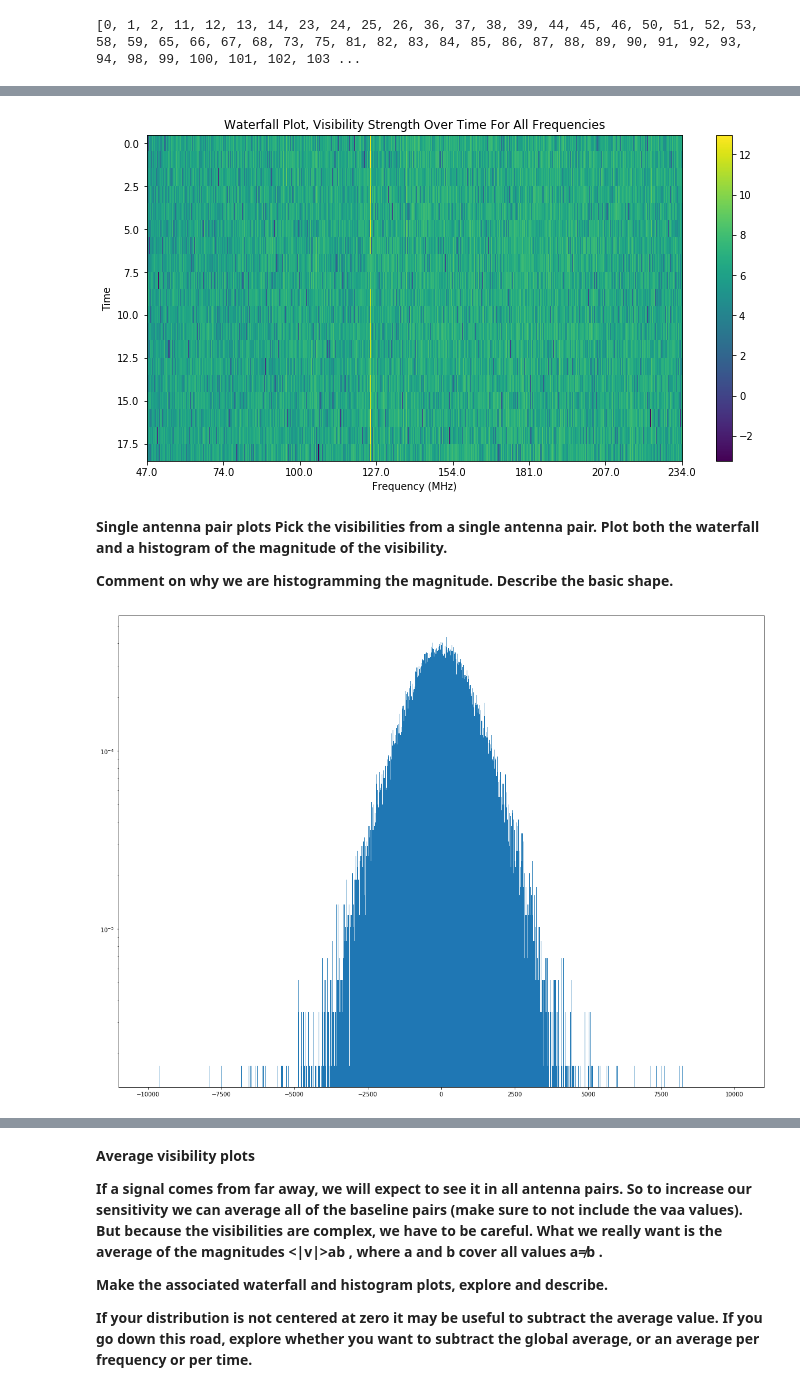
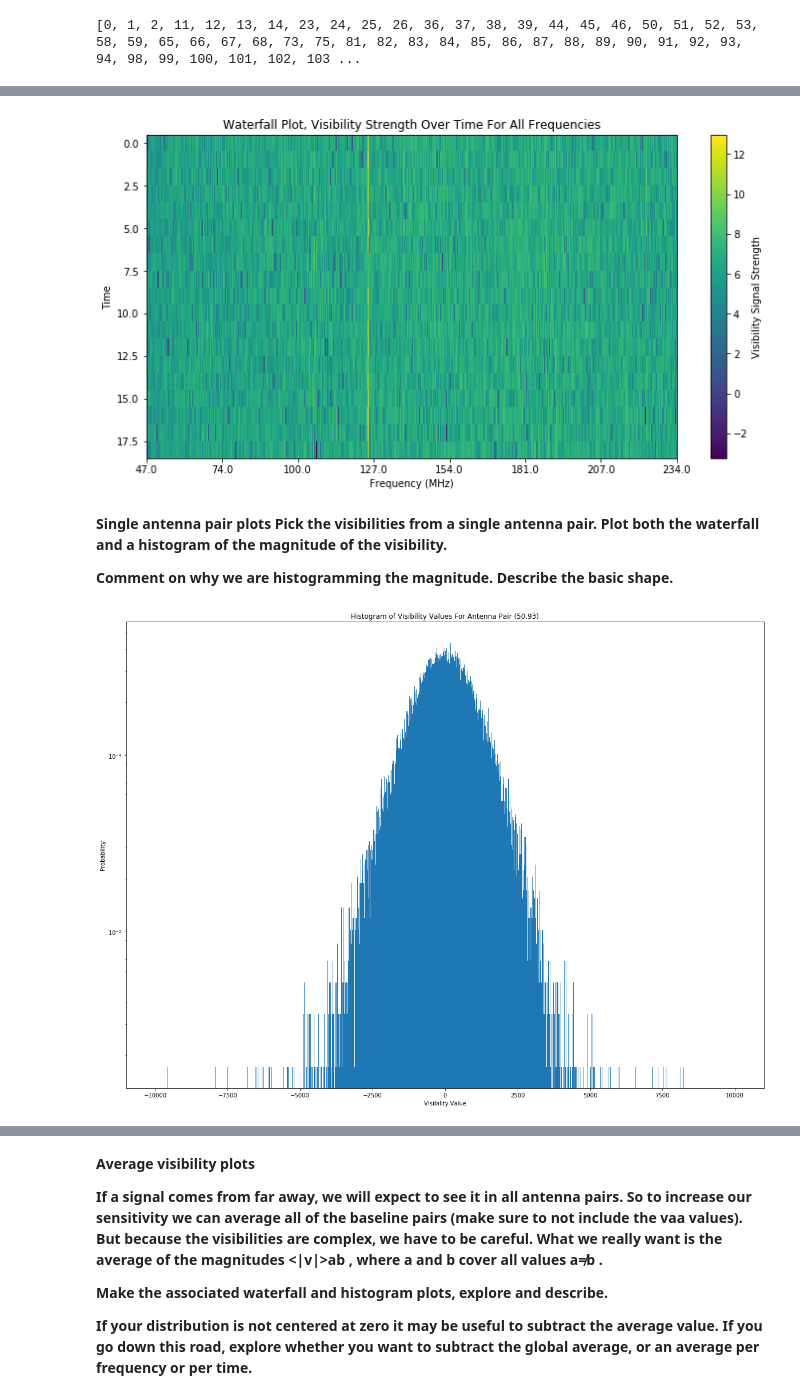
Before and after one commit to ecb49/burns_phys434, a Jupyter notebook: labs/Burns_Lab7_Lab8.ipynb, the cells around one changed output, grey strips where cells are left out. Saved outputs shown, nothing was run; the diff lists cells and outputs as text; code cells hidden in the pictures.

```diff
--- a/labs/Burns_Lab7_Lab8.ipynb
+++ b/labs/Burns_Lab7_Lab8.ipynb
@@ -116,17 +127,18 @@ _ = axs.set_xticklabels(xticklabels)
 # %%
 fig, axs = plt.subplots(1,1,figsize=(12,6))
 im = plt.imshow(np.log(np.abs(data1)),aspect='auto')
 plt.title('Waterfall Plot, Visibility Strength Over Time For All Frequencies')
 cbar = fig.colorbar(im)
+cbar.set_label('Visibility Signal Strength', rotation = 90)
 freqs = uv.freq_array[0]*1e-6 #gets frequencies associated with each channel, in MHz
 axs.set_ylabel('Time')
 axs.set_xlabel('Frequency (MHz)')
 xticks = [int(i) for i in np.linspace(0,len(freqs)-1,8)]
 _ = axs.set_xticks(xticks)
 xticklabels = np.around(freqs[xticks],0)
 _ = axs.set_xticklabels(xticklabels)
 # %% [output]
-[figure, old version]
+[figure, new version]
 # %% [markdown]
 **Single antenna pair plots
 Pick the visibilities from a single antenna pair. Plot both the waterfall and a histogram of the magnitude of the visibility.**
@@ -142,6 +154,9 @@ for i in range(19):
 
 plt.hist(dat1, bins=1000, density = True, range = (-10000,10000))
 plt.yscale('log')
+plt.ylabel('Probability')
+plt.xlabel('Visibility Value')
+plt.title('Histogram of Visibility Values For Antenna Pair (50,93)')
 plt.show()
 # %% [output]
-[figure, old version]
+[figure, new version]
```
Also changed, not shown: parts of 22 cells of this notebook.
